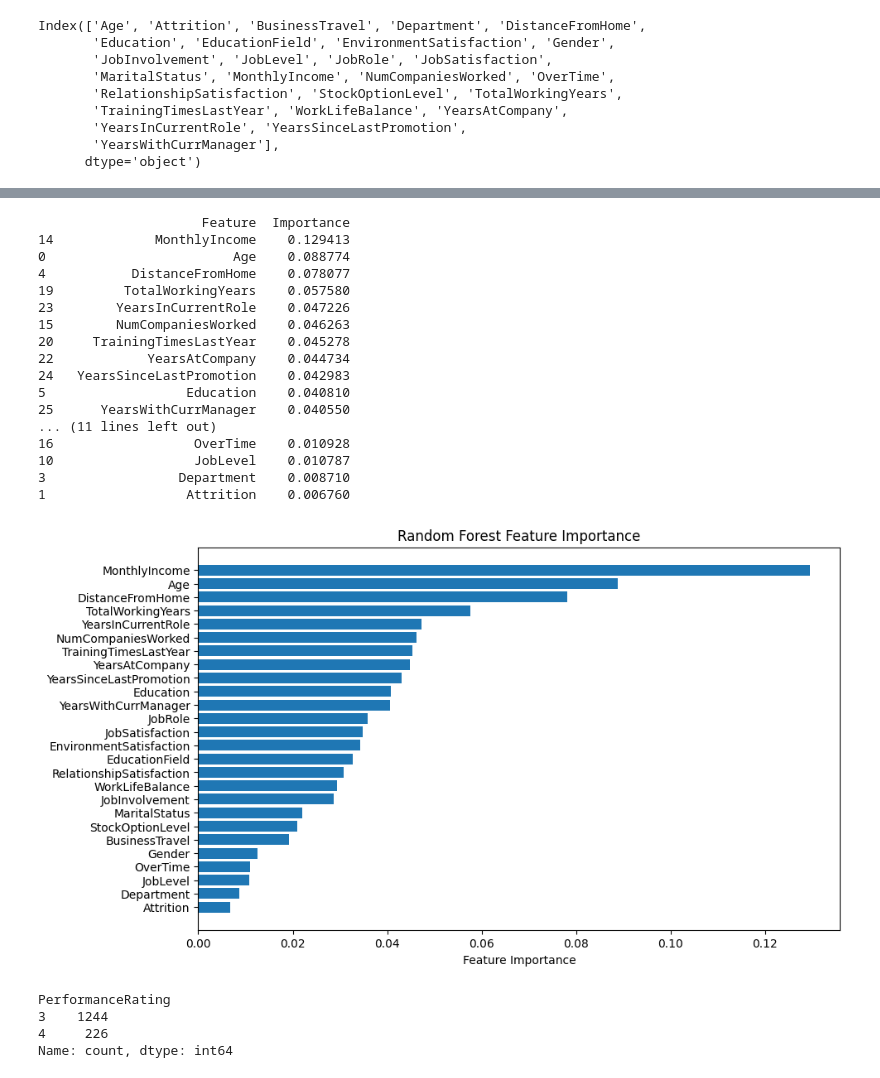
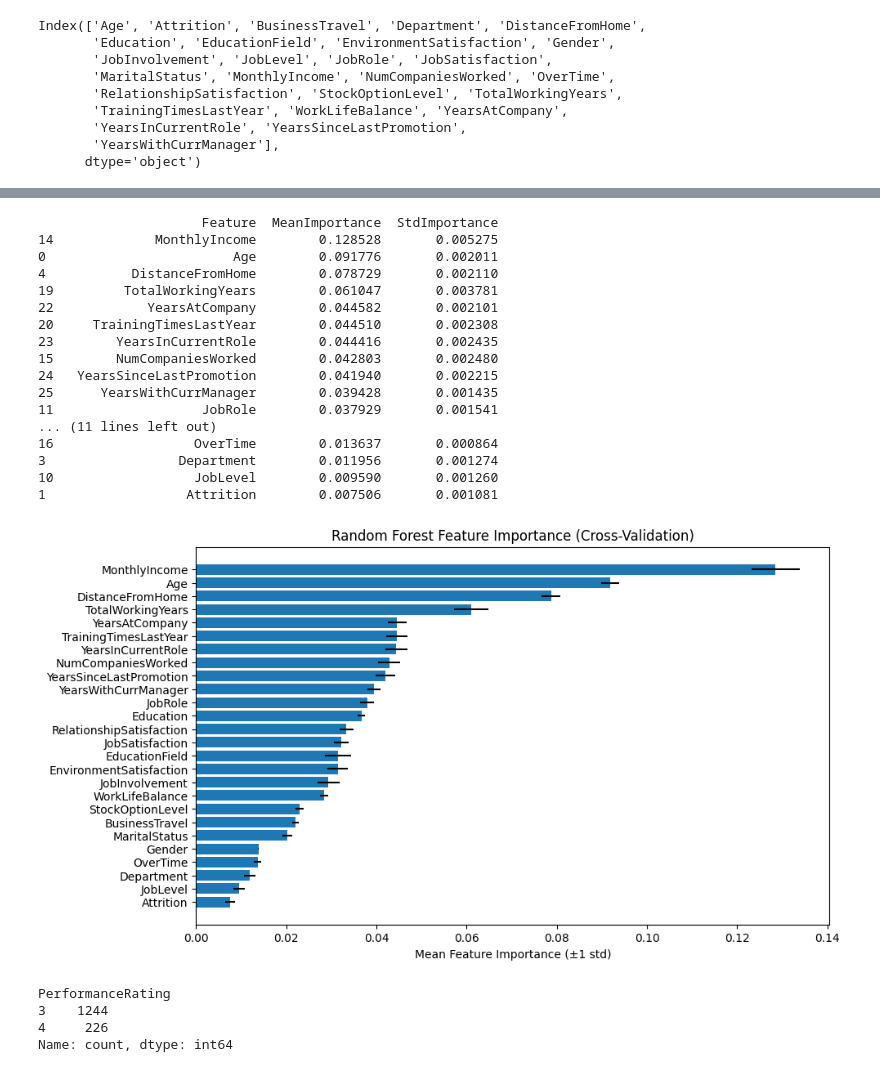
Before and after one commit to Sarah-Pan/Prediction-Model-Nudging, a Jupyter notebook: IBM_HR_Analytic.ipynb, the cells around one changed output, grey strips where cells are left out. Saved outputs shown, nothing was run; the diff lists cells and outputs as text; code cells hidden in the pictures.

```diff
--- a/IBM_HR_Analytic.ipynb
+++ b/IBM_HR_Analytic.ipynb
@@ -65,10 +63,23 @@ Name: PerformanceRating, dtype: float64
 from sklearn.model_selection import cross_val_score
 rf = RandomForestRegressor(n_estimators=200, random_state=42)
 cv = KFold(n_splits=5, shuffle=True, random_state=42)
+all_preds = np.zeros(len(y))
+rmse_list = []
+feature_importances = []
+for train_idx, val_idx in cv.split(X):
+            X_train, X_val = X.iloc[train_idx], X.iloc[val_idx]
+            y_train, y_val = y.iloc[train_idx], y.iloc[val_idx]
 
-neg_mse_scores = cross_val_score(rf, train_X, train_y, cv=cv, scoring="neg_mean_squared_error")
-rmse_scores = np.sqrt(-neg_mse_scores)
+            model = RandomForestRegressor(n_estimators=200, random_state=42)
+            model.fit(X_train, y_train)
 
-print("Cross-validation RMSE scores:", rmse_scores)
-print("Mean RMSE:", rmse_scores.mean())
+            y_pred = model.predict(X_val)
+            all_preds[val_idx] = y_pred
+
+            rmse = rmse = np.sqrt(mean_squared_error(y_val, y_pred))
+            rmse_list.append(rmse)
+            feature_importances.append(model.feature_importances_)
+
+print("Cross-validation RMSE scores:", rmse_list)
+print("Mean RMSE:", np.mean(rmse_list))
 # %% [output]
@@ -77,41 +88,43 @@ Mean RMSE: 0.3724195618553984
 # %%
-rf.fit(train_X, train_y)
-# Get feature importances
-importances = rf.feature_importances_
-feature_names = train_X.columns
+feature_importances = np.array(feature_importances)
+mean_importance = feature_importances.mean(axis=0)
+std_importance = feature_importances.std(axis=0)
 
-# Put into DataFrame
-feat_imp = pd.DataFrame({"Feature": feature_names, "Importance": importances})
-feat_imp = feat_imp.sort_values("Importance", ascending=False)
+feat_imp_cv = pd.DataFrame({
+    "Feature": X.columns,
+    "MeanImportance": mean_importance,
+    "StdImportance": std_importance
+}).sort_values("MeanImportance", ascending=False)
 
-print(feat_imp)
+print(feat_imp_cv)
 
 # Plot
 plt.figure(figsize=(10,6))
-plt.barh(feat_imp["Feature"], feat_imp["Importance"])
+plt.barh(feat_imp_cv["Feature"], feat_imp_cv["MeanImportance"],
+         xerr=feat_imp_cv["StdImportance"])
 plt.gca().invert_yaxis()
-plt.xlabel("Feature Importance")
-plt.title("Random Forest Feature Importance")
+plt.xlabel("Mean Feature Importance (±1 std)")
+plt.title("Random Forest Feature Importance (Cross-Validation)")
 plt.show()
 # %% [output]
-                     Feature  Importance
-14             MonthlyIncome    0.129413
-0                        Age    0.088774
-4           DistanceFromHome    0.078077
-19         TotalWorkingYears    0.057580
-23        YearsInCurrentRole    0.047226
-15        NumCompaniesWorked    0.046263
-20     TrainingTimesLastYear    0.045278
-22            YearsAtCompany    0.044734
-24   YearsSinceLastPromotion    0.042983
-5                  Education    0.040810
-25      YearsWithCurrManager    0.040550
+                     Feature  MeanImportance  StdImportance
+14             MonthlyIncome        0.128528       0.005275
+0                        Age        0.091776       0.002011
+4           DistanceFromHome        0.078729       0.002110
+19         TotalWorkingYears        0.061047       0.003781
+22            YearsAtCompany        0.044582       0.002101
+20     TrainingTimesLastYear        0.044510       0.002308
+23        YearsInCurrentRole        0.044416       0.002435
+15        NumCompaniesWorked        0.042803       0.002480
+24   YearsSinceLastPromotion        0.041940       0.002215
+25      YearsWithCurrManager        0.039428       0.001435
+11                   JobRole        0.037929       0.001541
 ... (11 lines left out)
-16                  OverTime    0.010928
-10                  JobLevel    0.010787
-3                 Department    0.008710
-1                  Attrition    0.006760
+16                  OverTime        0.013637       0.000864
+3                 Department        0.011956       0.001274
+10                  JobLevel        0.009590       0.001260
+1                  Attrition        0.007506       0.001081
-[figure, old version]
+[figure, new version]
 # %%
 df.PerformanceRating.value_counts()
 # %% [output]
```
Also changed, not shown: parts of 16 cells of this notebook.
